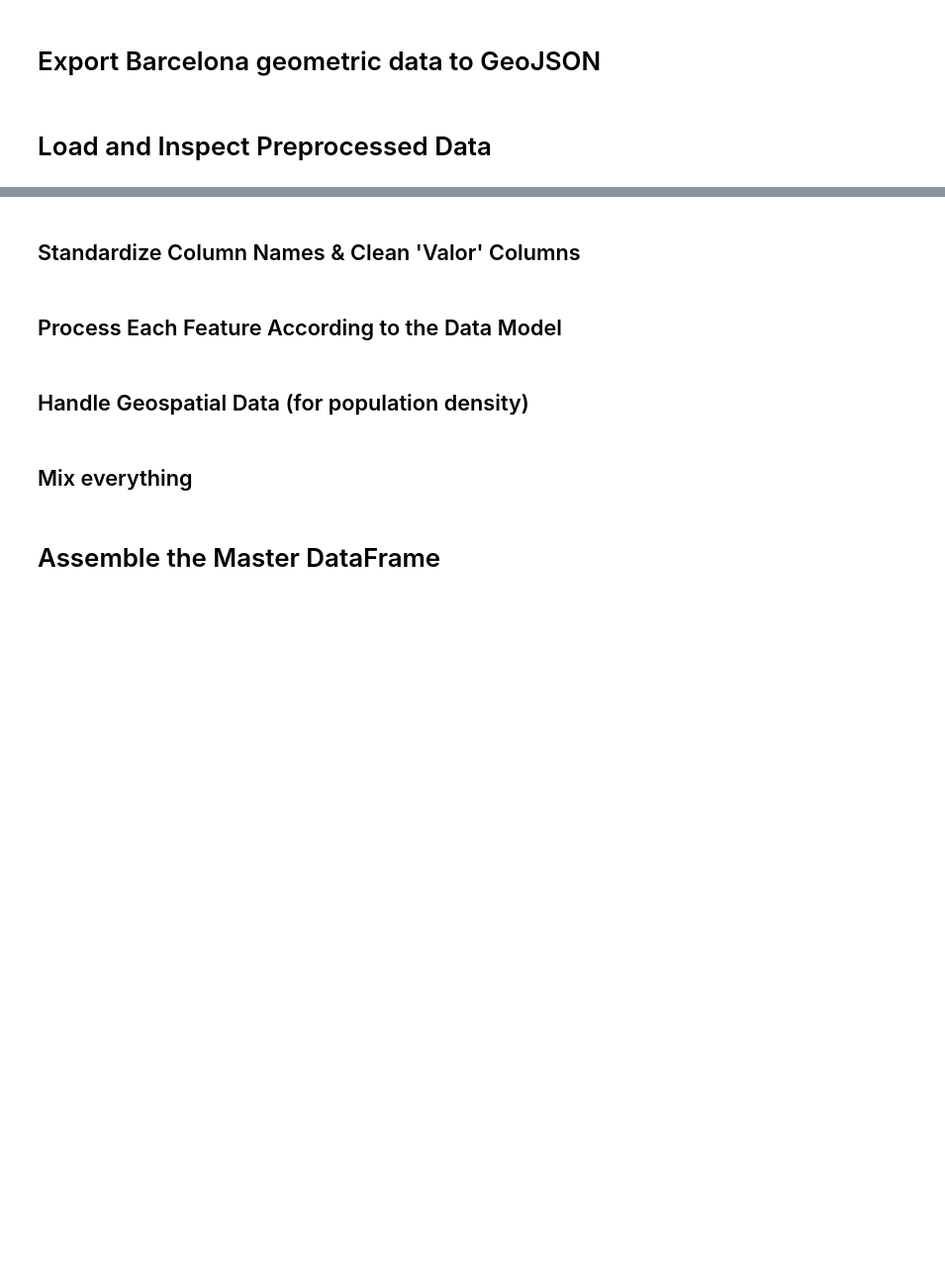
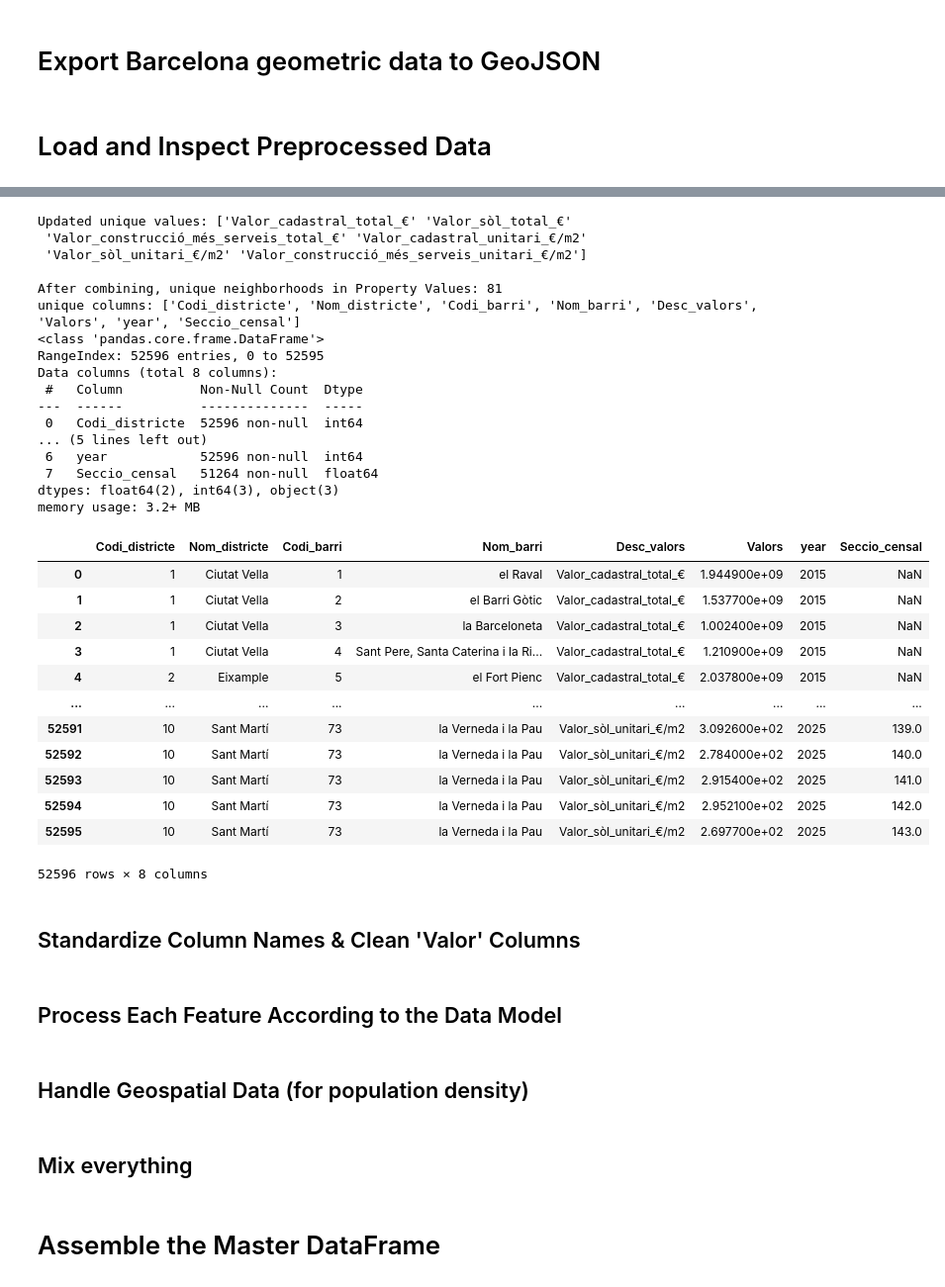
Before and after one commit to Androm3d/DALAS-gentrification-analysis, a Jupyter notebook: notebooks/data_preprocess_barcelona.ipynb, the cells around one changed output, grey strips where cells are left out. Shown at 99% size. Cells and saved outputs as stored; diff of their text form; code cells hidden in the pictures; blank space fills up the shorter version.

```diff
--- a/notebooks/data_preprocess_barcelona.ipynb
+++ b/notebooks/data_preprocess_barcelona.ipynb
@@ -166,6 +189,7 @@ gdf.to_file("../data/preprocessed/barcelona/barcelona_neighborhoods.geojson", dr
 # Load the datasets
 try:
     property_values_df = pd.read_csv('../data/preprocessed/barcelona/2018-2025_loc_hab_valors.csv')
+    old_property_values_df = pd.read_csv('../data/preprocessed/barcelona/2015-2017_loc_hab_valors.csv')
     income_df = pd.read_csv('../data/preprocessed/barcelona/2018-2025_atles_renda_bruta_llar.csv')
     studies_df = pd.read_csv('../data/preprocessed/barcelona/2018-2025_pad_mdbas_niv-educa-esta_sexe.csv')
     age_df = pd.read_csv('../data/preprocessed/barcelona/2018-2025-pad_mdba_sexe_edat-1.csv')
@@ -177,6 +201,8 @@ except FileNotFoundError as e:
 # Initial Inspection
 print("Property Values Info:")
 property_values_df.info()
+print("\nOld Property Values Info:")
+old_property_values_df.info()
 print("\nIncome Info:")
 income_df.info()
 print("\nStudies Info:")
@@ -189,6 +215,8 @@ neighborhoods_gdf.info()
 # Display first few rows to understand the content
 print("\nProperty Values Head:")
 print(property_values_df.head())
+print("\nOld Property Values Head:")
+print(old_property_values_df.head())
 print("\nIncome Head:")
 print(income_df.head())
 print("\nStudies Head:")
@@ -228,3 +249,78 @@ print(property_values_df['Desc_valors'].unique())
+# %%
+
+# rename columns from old property_values_df to match property_values_df
+col_map = {
+        'Codi_Districte': 'Codi_districte',
+        'Nom_Districte': 'Nom_districte',
+        'Codi_Barri':     'Codi_barri',
+        'Nom_Barri':      'Nom_barri',
+        'Tipus_valor':    'Desc_valors',
+        'Valor':          'Valors'
+    }
+
+
+
+old_property_values_df = old_property_values_df.rename(columns=col_map)
+# combine both property values dataframes
+property_values_df = pd.concat([old_property_values_df, property_values_df], ignore_index=True, sort=False)
+
+# --- 1. Define Mapping from Old Names to New Names ---
+description_map = {
+    "Valor cadastral total (milions d'€)":            'Valor_cadastral_total_€',
+    "Valor del sòl total (milions d'€)":              'Valor_sòl_total_€',
+    "Valor de la construcció més serveis total (milions d'€)": 'Valor_construcció_més_serveis_total_€',
+    "Valor cadastral unitari (€/m2)":                 'Valor_cadastral_unitari_€/m2',
+    "Valor del sòl unitari (€/m2)":                   'Valor_sòl_unitari_€/m2',
+    "Valor de la construcció més serveis unitari(€/m2)": 'Valor_construcció_més_serveis_unitari_€/m2'
+}
+
+# --- 2. Fix Units for "Total" Values (Millions -> Raw Euros) ---
+# The old data for totals is in "milions d'€", while 2018+ is in raw €.
+# We must multiply by 1,000,000 BEFORE renaming, identifying them by the old string.
+mask_millions = property_values_df['Desc_valors'].str.contains("milions", na=False)
+property_values_df.loc[mask_millions, 'Valors'] = property_values_df.loc[mask_millions, 'Valors'] * 1_000_000
+
+# --- 3. Apply the String Standardization ---
+property_values_df['Desc_valors'] = property_values_df['Desc_valors'].replace(description_map)
+
+# --- Check the result ---
+print("Updated unique values:", property_values_df['Desc_valors'].unique())
+
+print(f"\nAfter combining, unique neighborhoods in Property Values: {property_values_df['Nom_barri'].nunique()}")
+print(f"unique columns: {property_values_df.columns.tolist()}")
+property_values_df.info()
+property_values_df
+# %% [output]
+Updated unique values: ['Valor_cadastral_total_€' 'Valor_sòl_total_€'
+ 'Valor_construcció_més_serveis_total_€' 'Valor_cadastral_unitari_€/m2'
+ 'Valor_sòl_unitari_€/m2' 'Valor_construcció_més_serveis_unitari_€/m2']
+
+After combining, unique neighborhoods in Property Values: 81
+unique columns: ['Codi_districte', 'Nom_districte', 'Codi_barri', 'Nom_barri', 'Desc_valors', 'Valors', 'year', 'Seccio_censal']
+<class 'pandas.core.frame.DataFrame'>
+RangeIndex: 52596 entries, 0 to 52595
+Data columns (total 8 columns):
+ #   Column          Non-Null Count  Dtype
+---  ------          --------------  -----
+ 0   Codi_districte  52596 non-null  int64
+... (5 lines left out)
+ 6   year            52596 non-null  int64
+ 7   Seccio_censal   51264 non-null  float64
+dtypes: float64(2), int64(3), object(3)
+memory usage: 3.2+ MB
+|  | Codi_districte | Nom_districte | Codi_barri | Nom_barri | Desc_valors | Valors | year | Seccio_censal |
+| 0 | 1 | Ciutat Vella | 1 | el Raval | Valor_cadastral_total_€ | 1.944900e+09 | 2015 | NaN |
+| 1 | 1 | Ciutat Vella | 2 | el Barri Gòtic | Valor_cadastral_total_€ | 1.537700e+09 | 2015 | NaN |
+| 2 | 1 | Ciutat Vella | 3 | la Barceloneta | Valor_cadastral_total_€ | 1.002400e+09 | 2015 | NaN |
+| 3 | 1 | Ciutat Vella | 4 | Sant Pere, Santa Caterina i la Ri... | Valor_cadastral_total_€ | 1.210900e+09 | 2015 | NaN |
+| 4 | 2 | Eixample | 5 | el Fort Pienc | Valor_cadastral_total_€ | 2.037800e+09 | 2015 | NaN |
+| ... | ... | ... | ... | ... | ... | ... | ... | ... |
+| 52591 | 10 | Sant Martí | 73 | la Verneda i la Pau | Valor_sòl_unitari_€/m2 | 3.092600e+02 | 2025 | 139.0 |
+| 52592 | 10 | Sant Martí | 73 | la Verneda i la Pau | Valor_sòl_unitari_€/m2 | 2.784000e+02 | 2025 | 140.0 |
+| 52593 | 10 | Sant Martí | 73 | la Verneda i la Pau | Valor_sòl_unitari_€/m2 | 2.915400e+02 | 2025 | 141.0 |
+| 52594 | 10 | Sant Martí | 73 | la Verneda i la Pau | Valor_sòl_unitari_€/m2 | 2.952100e+02 | 2025 | 142.0 |
+| 52595 | 10 | Sant Martí | 73 | la Verneda i la Pau | Valor_sòl_unitari_€/m2 | 2.697700e+02 | 2025 | 143.0 |
+52596 rows × 8 columns
 # %% [markdown]
 ## Standardize Column Names & Clean 'Valor' Columns
 # %%
```
Also changed, not shown: parts of 5 cells of this notebook, 5 other files.
